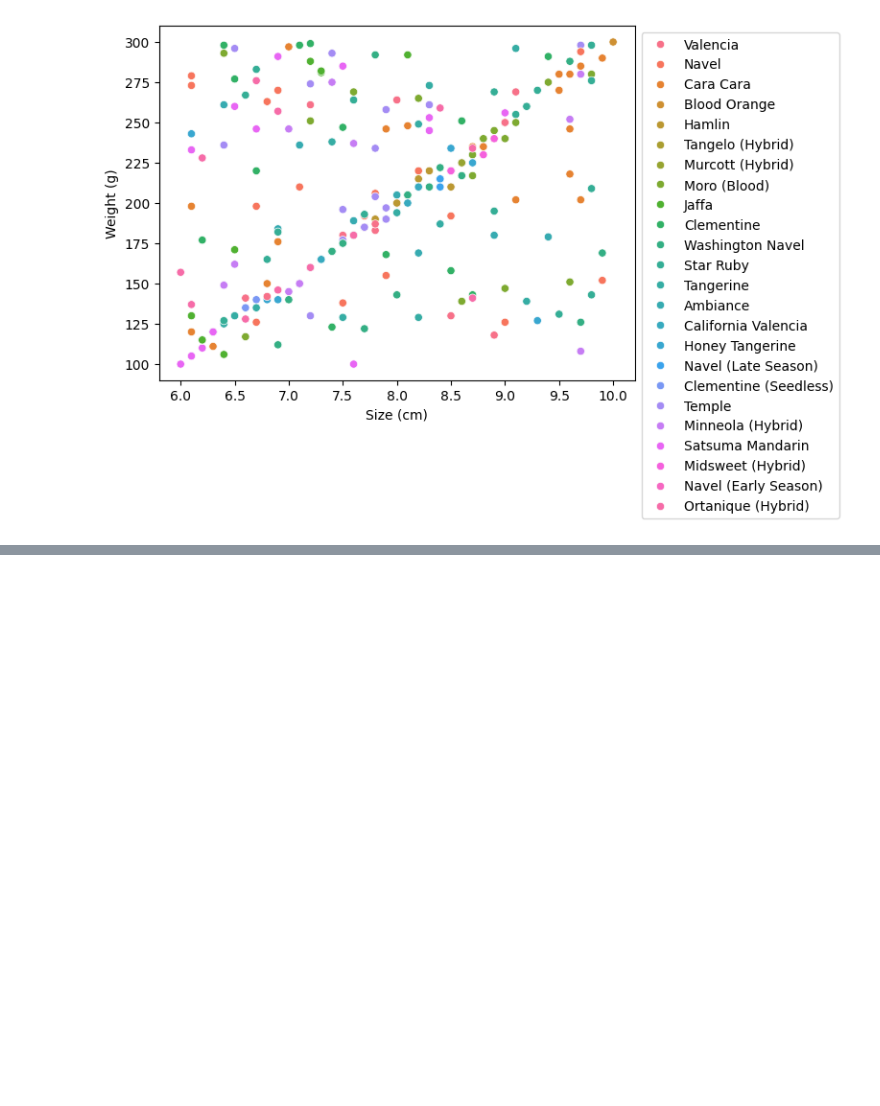
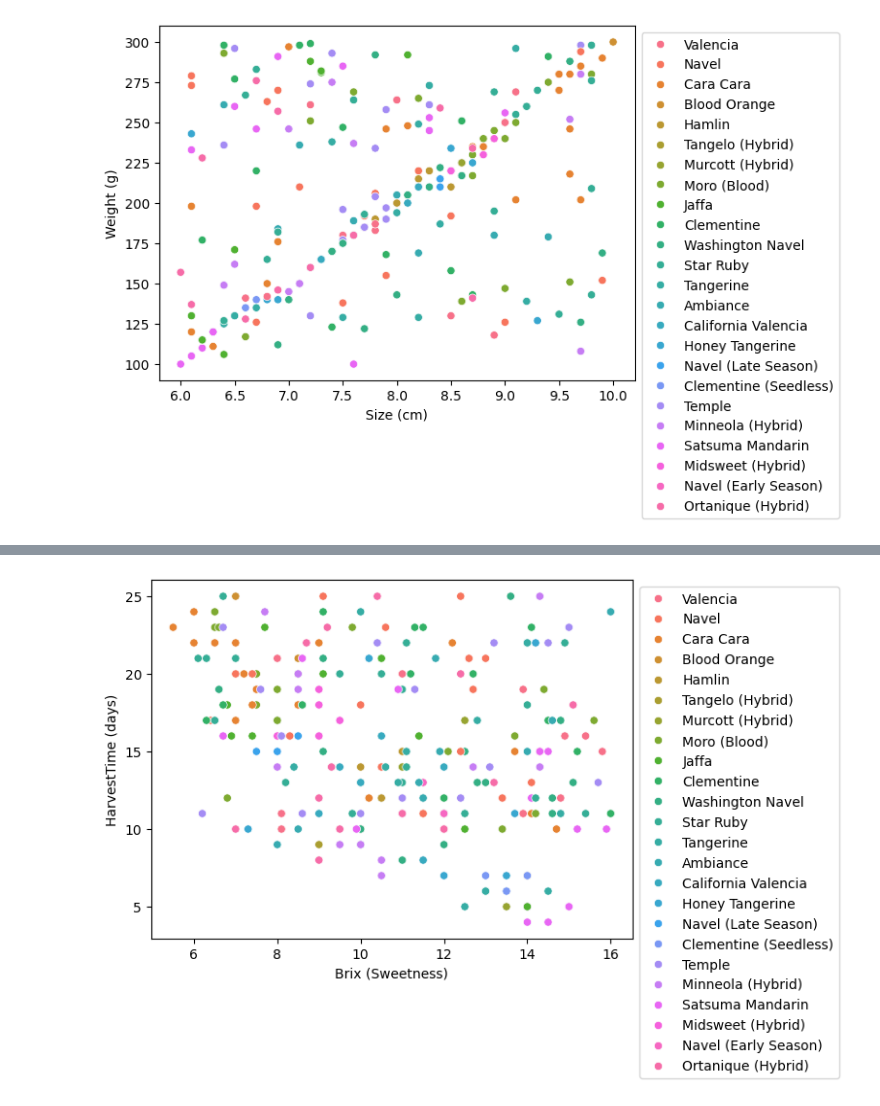
Before and after one commit to abidubaidillh/EDA-AI-7, a Jupyter notebook: orange_quality_eda.ipynb, the cells around one changed output, grey strips where cells are left out. Drawn from its saved outputs; the diff is of its cells as text; code cells hidden in the pictures; blank space fills up the shorter version.

```diff
--- a/orange_quality_eda.ipynb
+++ b/orange_quality_eda.ipynb
@@ -162,0 +162,11 @@ plt.show()
+# %%
+# Relation between variables
+sns.scatterplot(x='Brix (Sweetness)', y='HarvestTime (days)',
+                hue='Variety', data=df, )
+
+# Placing Legend outside the Figure
+plt.legend(bbox_to_anchor=(1, 1), loc=2)
+
+plt.show()
+# %% [output]
+[figure, added]
```
Also changed, not shown: parts of 22 cells of this notebook, 2 other files.
